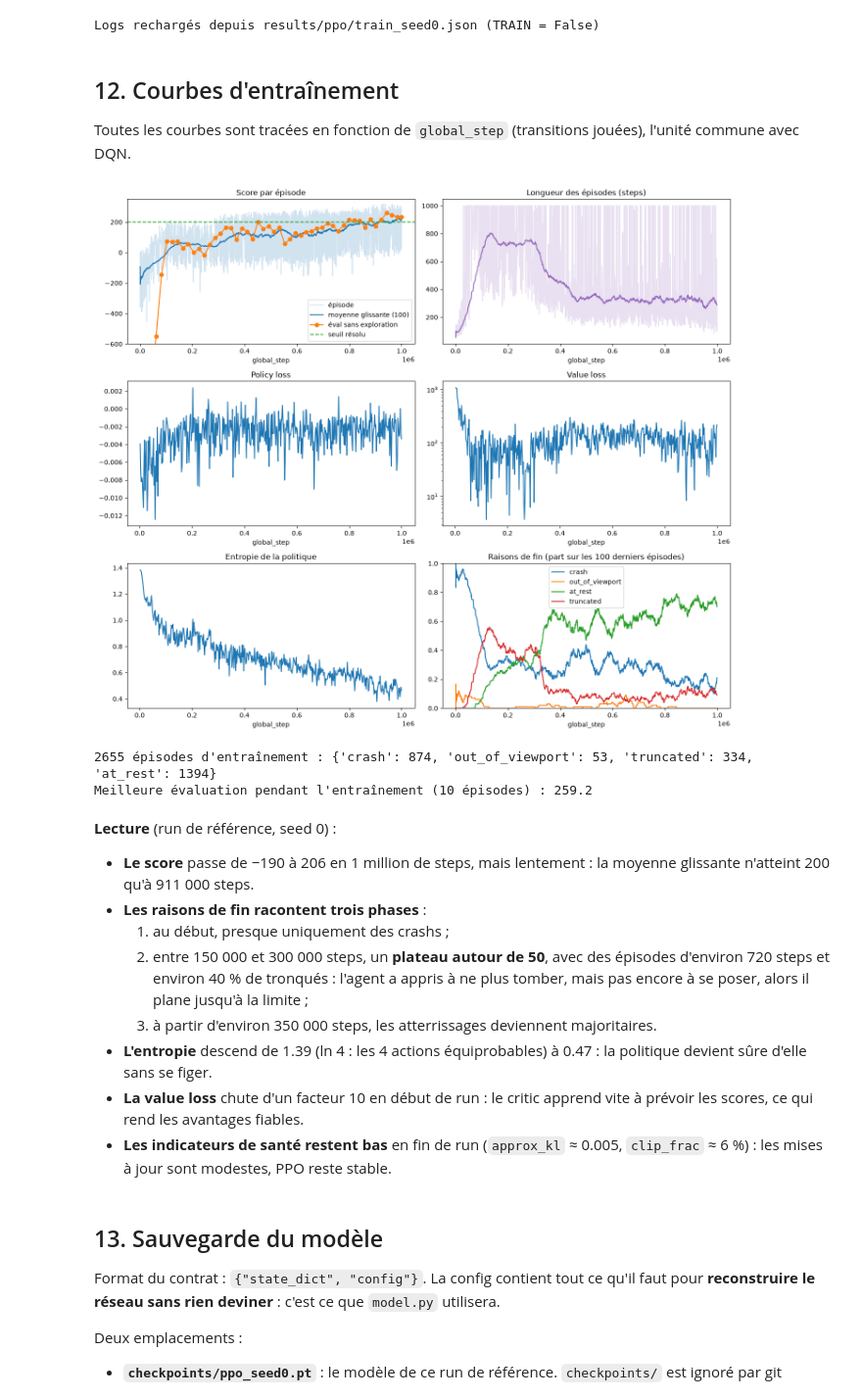
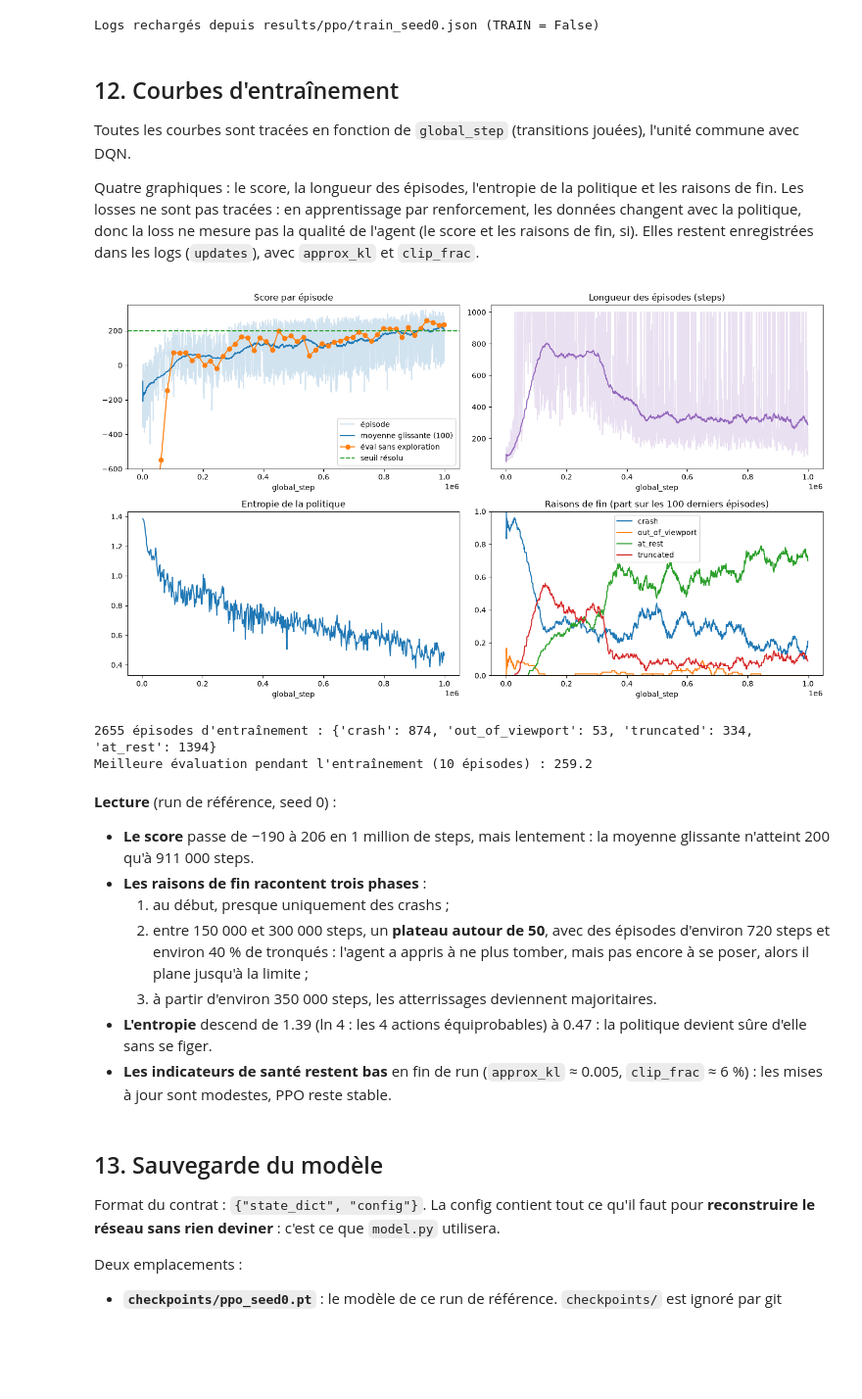
Before and after one commit to chrisrny/StartTrek, a Jupyter notebook: ppo.ipynb, the cells around one changed output. Shown at 98% size. Drawn from its saved outputs; the diff is of its cells as text; code cells hidden in the pictures; blank space fills up the shorter version.

Commit message:
docs(ppo): courbes d'entraînement sur 4 graphiques, sans les losses

```diff
--- a/ppo.ipynb
+++ b/ppo.ipynb
@@ -732,6 +732,8 @@ Logs rechargés depuis results/ppo/train_seed0.json (TRAIN = False)
 ## 12. Courbes d'entraînement
 
 Toutes les courbes sont tracées en fonction de `global_step` (transitions jouées), l'unité commune avec DQN.
+
+Quatre graphiques : le score, la longueur des épisodes, l'entropie de la politique et les raisons de fin. Les losses ne sont pas tracées : en apprentissage par renforcement, les données changent avec la politique, donc la loss ne mesure pas la qualité de l'agent (le score et les raisons de fin, si). Elles restent enregistrées dans les logs (`updates`), avec `approx_kl` et `clip_frac`.
 # %%
 def moving_average(values, window=100):
     """Moyenne glissante (fenêtre plus courte au début)."""
@@ -745,10 +747,10 @@ def moving_average(values, window=100):
 
 
 def plot_training(logs):
+    """Score, longueur des épisodes, entropie et raisons de fin, en fonction de global_step."""
     episodes, updates, evals = logs["episodes"], logs["updates"], logs["evals"]
     ep_steps = [e["global_step"] for e in episodes]
-    up_steps = [u["global_step"] for u in updates]
-    fig, axes = plt.subplots(3, 2, figsize=(14, 12))
+    fig, axes = plt.subplots(2, 2, figsize=(14, 8))
 
     ax = axes[0, 0]
     rewards = [e["reward"] for e in episodes]
@@ -759,40 +761,38 @@ def plot_training(logs):
     ax.set_title("Score par épisode")
     ax.set_ylim(-600, 350)
     ax.legend(loc="lower right")
 
     ax = axes[0, 1]
     lengths = [e["length"] for e in episodes]
     ax.plot(ep_steps, lengths, alpha=0.2, color="tab:purple")
     ax.plot(ep_steps, moving_average(lengths), color="tab:purple")
     ax.set_title("Longueur des épisodes (steps)")
 
-    for ax, key, title in [(axes[1, 0], "policy_loss", "Policy loss"), (axes[1, 1], "value_loss", "Value loss"),
-                           (axes[2, 0], "entropy", "Entropie de la politique")]:
-        ax.plot(up_steps, [u[key] for u in updates])
-        ax.set_title(title)
-    axes[1, 1].set_yscale("log")
+    ax = axes[1, 0]
+    ax.plot([u["global_step"] for u in updates], [u["entropy"] for u in updates])
+    ax.set_title("Entropie de la politique")
 
-    ax = axes[2, 1]
+    ax = axes[1, 1]
     window = 100
     for reason in END_REASONS:
         flags = [1.0 if e["end_reason"] == reason else 0.0 for e in episodes]
         ax.plot(ep_steps, moving_average(flags, window), label=reason)
     ax.set_title(f"Raisons de fin (part sur les {window} derniers épisodes)")
     ax.set_ylim(0, 1)
     ax.legend()
 
     for ax in axes.flat:
         ax.set_xlabel("global_step")
     plt.tight_layout()
     plt.show()
 
 
 plot_training(train_logs)
 counts = Counter(e["end_reason"] for e in train_logs["episodes"])
 print(f"{len(train_logs['episodes'])} épisodes d'entraînement : {dict(counts)}")
 print(f"Meilleure évaluation pendant l'entraînement (10 épisodes) : {train_logs['best_eval']:.1f}")
 # %% [output]
-[figure, old version]
+[figure, new version]
 2655 épisodes d'entraînement : {'crash': 874, 'out_of_viewport': 53, 'truncated': 334, 'at_rest': 1394}
 Meilleure évaluation pendant l'entraînement (10 épisodes) : 259.2
 # %% [markdown]
@@ -804,7 +804,6 @@ Meilleure évaluation pendant l'entraînement (10 épisodes) : 259.2
     2. entre 150 000 et 300 000 steps, un **plateau autour de 50**, avec des épisodes d'environ 720 steps et environ 40 % de tronqués : l'agent a appris à ne plus tomber, mais pas encore à se poser, alors il plane jusqu'à la limite ;
     3. à partir d'environ 350 000 steps, les atterrissages deviennent majoritaires.
 - **L'entropie** descend de 1.39 (ln 4 : les 4 actions équiprobables) à 0.47 : la politique devient sûre d'elle sans se figer.
-- **La value loss** chute d'un facteur 10 en début de run : le critic apprend vite à prévoir les scores, ce qui rend les avantages fiables.
 - **Les indicateurs de santé restent bas** en fin de run (`approx_kl` ≈ 0.005, `clip_frac` ≈ 6 %) : les mises à jour sont modestes, PPO reste stable.
 # %% [markdown]
 ## 13. Sauvegarde du modèle
```
Also changed, not shown: parts of 2 cells of this notebook.
